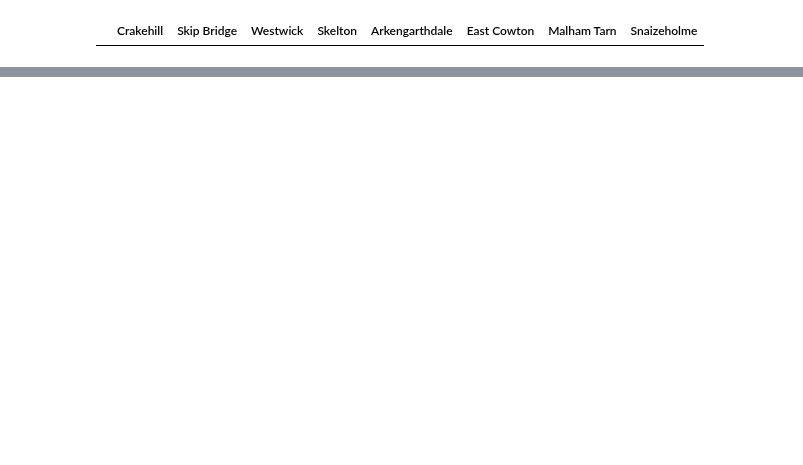
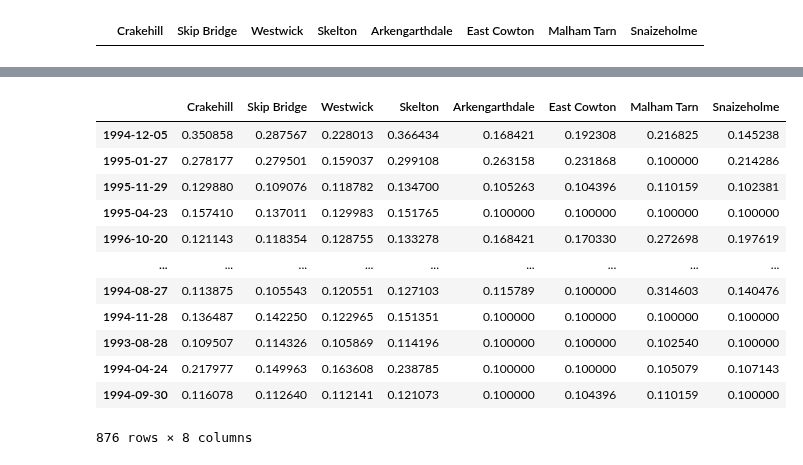
Before and after one commit to czuhajster/neural_network, a Jupyter notebook: Data-Preprocessing.ipynb, the cells around one changed output, grey strips where cells are left out. Cells and saved outputs as stored; diff of their text form; code cells hidden in the pictures; blank space fills up the shorter version.

```diff
--- a/Data-Preprocessing.ipynb
+++ b/Data-Preprocessing.ipynb
@@ -44,0 +166,39 @@ raw_data[raw_data.isna().any(axis=1)]
+# %%
+def standardise(x: pd.Series, max_value: float, min_value: float):
+    """Standardises data using minimum and maximum values.
+
+    Args:
+    x: A pandas.Series instance.
+    max_value: A maximum value for the standardisation formula.
+    min_value: A minimum value for the standardisation formula.
+    """
+    return 0.8 * ((x - min_value) / (max_value - min_value)) + 0.1
+
+# Standardise the data.
+standardised_data_sets = []
+for data_set in [train, validation, test]:
+    standardised_columns = []
+    for column in data_set.columns:
+        standardised_column = data_set.loc[:, column].apply(standardise, args=(max_values[column], min_values[column]))
+        standardised_columns.append(standardised_column)
+    standardised_data_set = pd.concat(standardised_columns, axis=1)
+    standardised_data_sets.append(standardised_data_set)
+
+train_standardised = standardised_data_sets[0]
+validation_standardised = standardised_data_sets[0]
+test_standardised = standardised_data_sets[0]
+train_standardised
+# %% [output]
+|  | Crakehill | Skip Bridge | Westwick | Skelton | Arkengarthdale | East Cowton | Malham Tarn | Snaizeholme |
+| 1994-12-05 | 0.350858 | 0.287567 | 0.228013 | 0.366434 | 0.168421 | 0.192308 | 0.216825 | 0.145238 |
+| 1995-01-27 | 0.278177 | 0.279501 | 0.159037 | 0.299108 | 0.263158 | 0.231868 | 0.100000 | 0.214286 |
+| 1995-11-29 | 0.129880 | 0.109076 | 0.118782 | 0.134700 | 0.105263 | 0.104396 | 0.110159 | 0.102381 |
+| 1995-04-23 | 0.157410 | 0.137011 | 0.129983 | 0.151765 | 0.100000 | 0.100000 | 0.100000 | 0.100000 |
+| 1996-10-20 | 0.121143 | 0.118354 | 0.128755 | 0.133278 | 0.168421 | 0.170330 | 0.272698 | 0.197619 |
+| ... | ... | ... | ... | ... | ... | ... | ... | ... |
+| 1994-08-27 | 0.113875 | 0.105543 | 0.120551 | 0.127103 | 0.115789 | 0.100000 | 0.314603 | 0.140476 |
+| 1994-11-28 | 0.136487 | 0.142250 | 0.122965 | 0.151351 | 0.100000 | 0.100000 | 0.100000 | 0.100000 |
+| 1993-08-28 | 0.109507 | 0.114326 | 0.105869 | 0.114196 | 0.100000 | 0.100000 | 0.102540 | 0.100000 |
+| 1994-04-24 | 0.217977 | 0.149963 | 0.163608 | 0.238785 | 0.100000 | 0.100000 | 0.105079 | 0.107143 |
+| 1994-09-30 | 0.116078 | 0.112640 | 0.112141 | 0.121073 | 0.100000 | 0.104396 | 0.110159 | 0.100000 |
+876 rows × 8 columns
```
Also changed, not shown: parts of 9 cells of this notebook, 2 other files.
